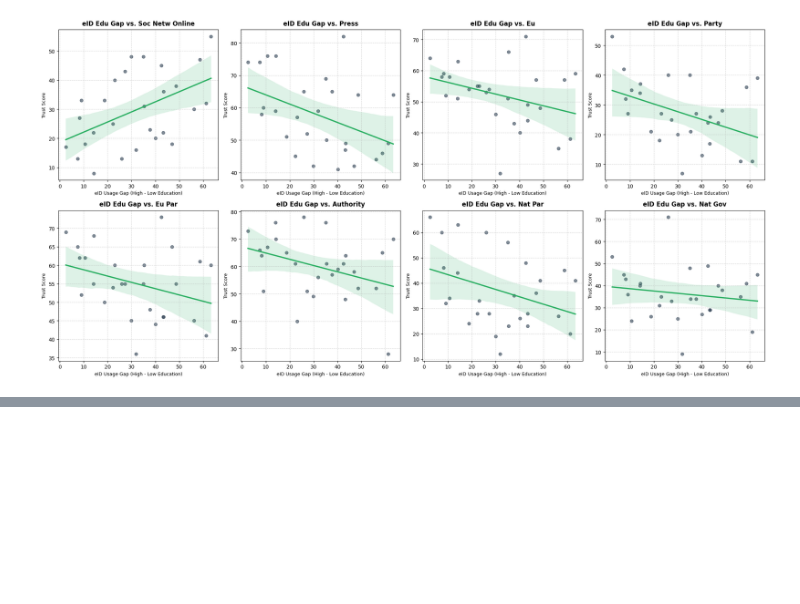
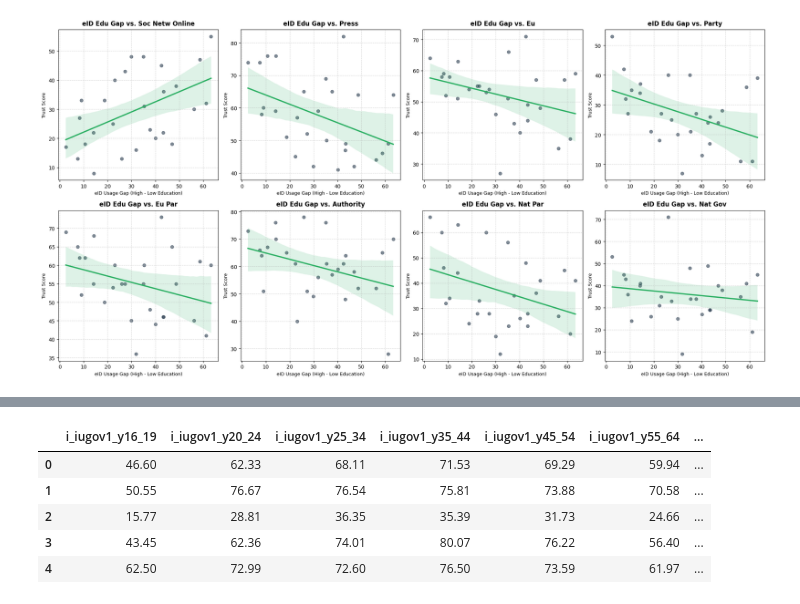
Before and after one commit to skibodaria/digital_literacy_eu, a Jupyter notebook: 03_eda/03_narrow_models.ipynb, the cells around one changed output, grey strips where cells are left out. Saved outputs shown, nothing was run; the diff lists cells and outputs as text; code cells hidden in the pictures; blank space fills up the shorter version.

Commit message:
work on age model for e-governance and digital skills

```diff
--- a/03_eda/03_narrow_models.ipynb
+++ b/03_eda/03_narrow_models.ipynb
@@ -346,0 +374,22 @@ plt.show()
+# %%
+#  get the data on e-governance, keep the country code:
+df_age_gov = pd.read_sql("SELECT * FROM public.stg_gov_demog_2025", engine)
+df_age_gov.head(10)
+
+metric_age_gov = 'i_iugov1'
+age_groups = ['y16_19','y20_24','y25_34','y35_44','y45_54','y55_64','y65_74']
+age_gov_cols = []
+for age in age_groups:
+    temp = metric_age_gov + '_' + age
+    age_gov_cols.append(temp)
+age_gov_cols.append('country_code')
+
+df_ag = df_age_gov[age_gov_cols]
+df_ag.head()
+# %% [output]
+|  | i_iugov1_y16_19 | i_iugov1_y20_24 | i_iugov1_y25_34 | i_iugov1_y35_44 | i_iugov1_y45_54 | i_iugov1_y55_64 | ... |
+| 0 | 46.60 | 62.33 | 68.11 | 71.53 | 69.29 | 59.94 | ... |
+| 1 | 50.55 | 76.67 | 76.54 | 75.81 | 73.88 | 70.58 | ... |
+| 2 | 15.77 | 28.81 | 36.35 | 35.39 | 31.73 | 24.66 | ... |
+| 3 | 43.45 | 62.36 | 74.01 | 80.07 | 76.22 | 56.40 | ... |
+| 4 | 62.50 | 72.99 | 72.60 | 76.50 | 73.59 | 61.97 | ... |
```
Also changed, not shown: parts of 10 cells of this notebook.
